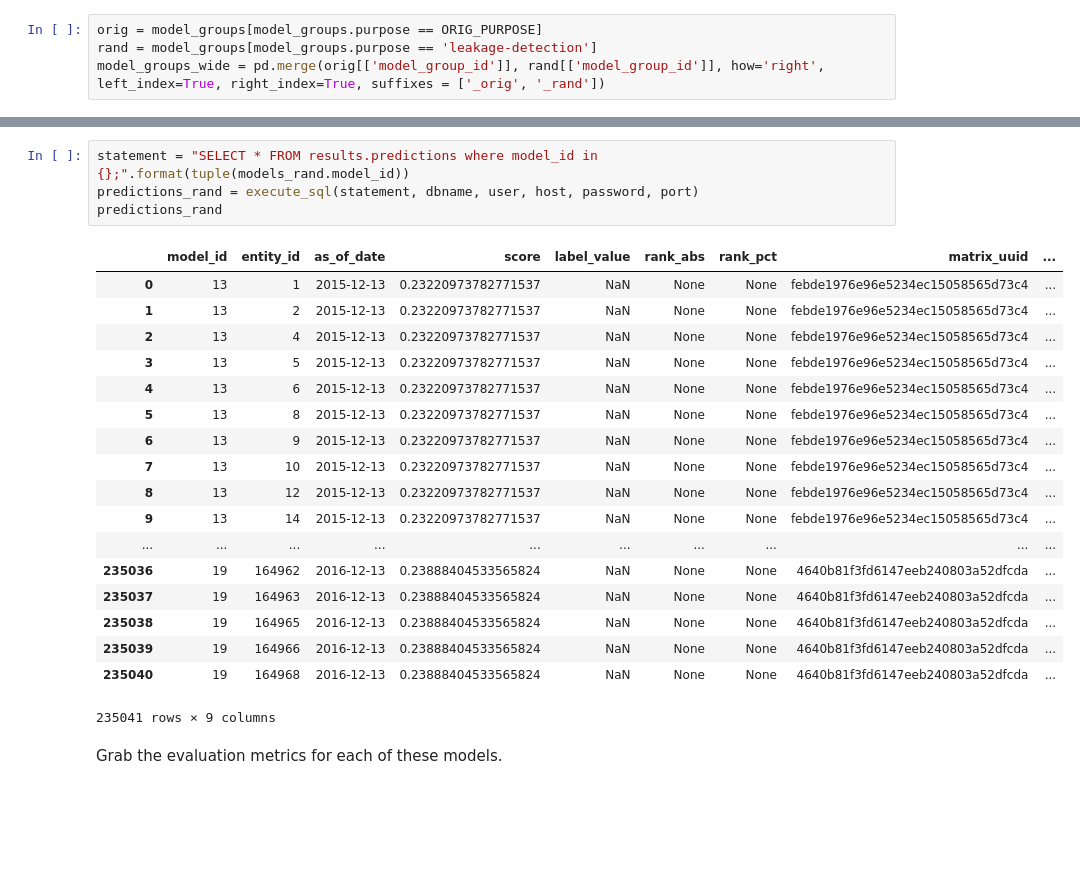
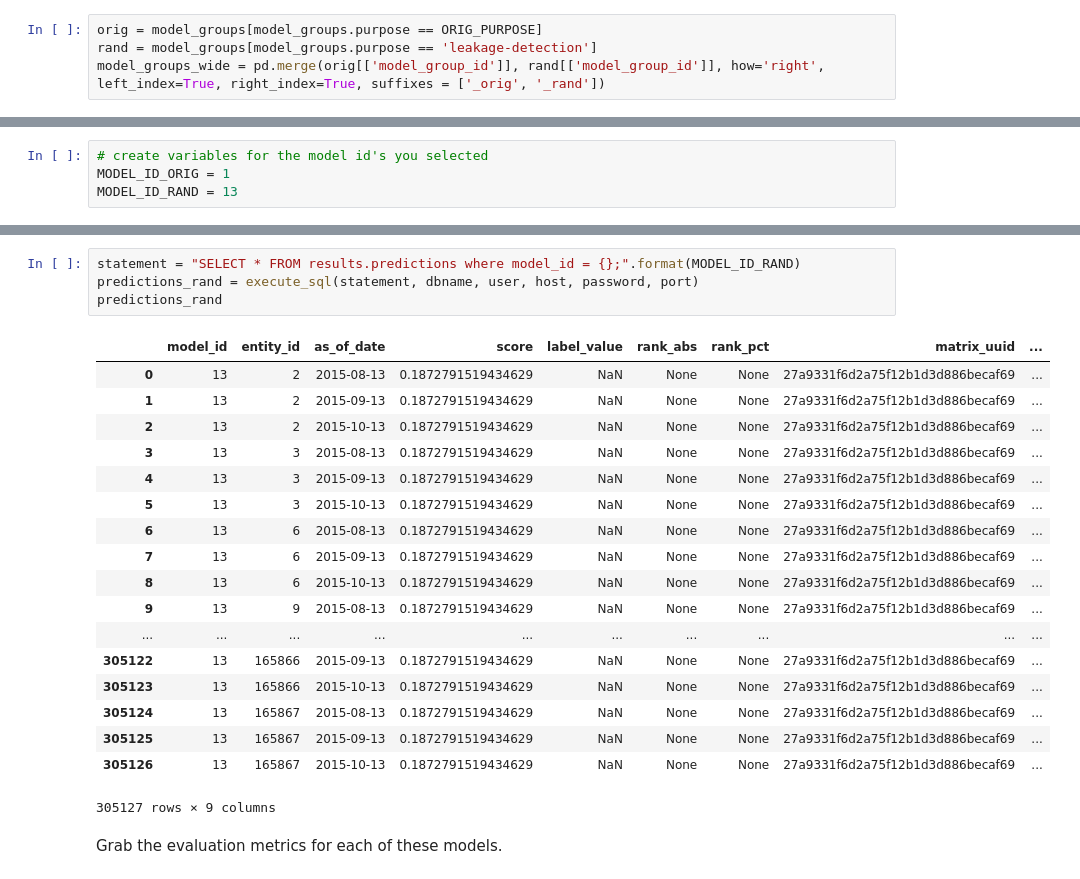
Before and after one commit to dssg/randomize_your_data, a Jupyter notebook: Dirty Duck Example.ipynb, the cells around one changed output, grey strips where cells are left out. Saved outputs shown, nothing was run; the diff lists cells and outputs as text; blank space fills up the shorter version.

```diff
--- a/Dirty Duck Example.ipynb
+++ b/Dirty Duck Example.ipynb
@@ -374 +395,5 @@ Grab the predictions made by each of these models.
+# %%
+# create variables for the model id's you selected
+MODEL_ID_ORIG = 1
+MODEL_ID_RAND = 13
 # %%
@@ -397,26 +422,26 @@ predictions_orig
 # %%
-statement = "SELECT * FROM results.predictions where model_id in {};".format(tuple(models_rand.model_id))
+statement = "SELECT * FROM results.predictions where model_id = {};".format(MODEL_ID_RAND)
 predictions_rand = execute_sql(statement, dbname, user, host, password, port)
 predictions_rand
 # %% [output]
 |  | model_id | entity_id | as_of_date | score | label_value | rank_abs | rank_pct | matrix_uuid | ... |
-| 0 | 13 | 1 | 2015-12-13 | 0.23220973782771537 | NaN | None | None | febde1976e96e5234ec15058565d73c4 | ... |
-| 1 | 13 | 2 | 2015-12-13 | 0.23220973782771537 | NaN | None | None | febde1976e96e5234ec15058565d73c4 | ... |
-| 2 | 13 | 4 | 2015-12-13 | 0.23220973782771537 | NaN | None | None | febde1976e96e5234ec15058565d73c4 | ... |
-| 3 | 13 | 5 | 2015-12-13 | 0.23220973782771537 | NaN | None | None | febde1976e96e5234ec15058565d73c4 | ... |
-| 4 | 13 | 6 | 2015-12-13 | 0.23220973782771537 | NaN | None | None | febde1976e96e5234ec15058565d73c4 | ... |
-| 5 | 13 | 8 | 2015-12-13 | 0.23220973782771537 | NaN | None | None | febde1976e96e5234ec15058565d73c4 | ... |
-| 6 | 13 | 9 | 2015-12-13 | 0.23220973782771537 | NaN | None | None | febde1976e96e5234ec15058565d73c4 | ... |
-| 7 | 13 | 10 | 2015-12-13 | 0.23220973782771537 | NaN | None | None | febde1976e96e5234ec15058565d73c4 | ... |
-| 8 | 13 | 12 | 2015-12-13 | 0.23220973782771537 | NaN | None | None | febde1976e96e5234ec15058565d73c4 | ... |
-| 9 | 13 | 14 | 2015-12-13 | 0.23220973782771537 | NaN | None | None | febde1976e96e5234ec15058565d73c4 | ... |
+| 0 | 13 | 2 | 2015-08-13 | 0.1872791519434629 | NaN | None | None | 27a9331f6d2a75f12b1d3d886becaf69 | ... |
+| 1 | 13 | 2 | 2015-09-13 | 0.1872791519434629 | NaN | None | None | 27a9331f6d2a75f12b1d3d886becaf69 | ... |
+| 2 | 13 | 2 | 2015-10-13 | 0.1872791519434629 | NaN | None | None | 27a9331f6d2a75f12b1d3d886becaf69 | ... |
+| 3 | 13 | 3 | 2015-08-13 | 0.1872791519434629 | NaN | None | None | 27a9331f6d2a75f12b1d3d886becaf69 | ... |
+| 4 | 13 | 3 | 2015-09-13 | 0.1872791519434629 | NaN | None | None | 27a9331f6d2a75f12b1d3d886becaf69 | ... |
+| 5 | 13 | 3 | 2015-10-13 | 0.1872791519434629 | NaN | None | None | 27a9331f6d2a75f12b1d3d886becaf69 | ... |
+| 6 | 13 | 6 | 2015-08-13 | 0.1872791519434629 | NaN | None | None | 27a9331f6d2a75f12b1d3d886becaf69 | ... |
+| 7 | 13 | 6 | 2015-09-13 | 0.1872791519434629 | NaN | None | None | 27a9331f6d2a75f12b1d3d886becaf69 | ... |
+| 8 | 13 | 6 | 2015-10-13 | 0.1872791519434629 | NaN | None | None | 27a9331f6d2a75f12b1d3d886becaf69 | ... |
+| 9 | 13 | 9 | 2015-08-13 | 0.1872791519434629 | NaN | None | None | 27a9331f6d2a75f12b1d3d886becaf69 | ... |
 | ... | ... | ... | ... | ... | ... | ... | ... | ... | ... |
-| 235036 | 19 | 164962 | 2016-12-13 | 0.23888404533565824 | NaN | None | None | 4640b81f3fd6147eeb240803a52dfcda | ... |
-| 235037 | 19 | 164963 | 2016-12-13 | 0.23888404533565824 | NaN | None | None | 4640b81f3fd6147eeb240803a52dfcda | ... |
-| 235038 | 19 | 164965 | 2016-12-13 | 0.23888404533565824 | NaN | None | None | 4640b81f3fd6147eeb240803a52dfcda | ... |
-| 235039 | 19 | 164966 | 2016-12-13 | 0.23888404533565824 | NaN | None | None | 4640b81f3fd6147eeb240803a52dfcda | ... |
-| 235040 | 19 | 164968 | 2016-12-13 | 0.23888404533565824 | NaN | None | None | 4640b81f3fd6147eeb240803a52dfcda | ... |
+| 305122 | 13 | 165866 | 2015-09-13 | 0.1872791519434629 | NaN | None | None | 27a9331f6d2a75f12b1d3d886becaf69 | ... |
+| 305123 | 13 | 165866 | 2015-10-13 | 0.1872791519434629 | NaN | None | None | 27a9331f6d2a75f12b1d3d886becaf69 | ... |
+| 305124 | 13 | 165867 | 2015-08-13 | 0.1872791519434629 | NaN | None | None | 27a9331f6d2a75f12b1d3d886becaf69 | ... |
+| 305125 | 13 | 165867 | 2015-09-13 | 0.1872791519434629 | NaN | None | None | 27a9331f6d2a75f12b1d3d886becaf69 | ... |
+| 305126 | 13 | 165867 | 2015-10-13 | 0.1872791519434629 | NaN | None | None | 27a9331f6d2a75f12b1d3d886becaf69 | ... |
-235041 rows × 9 columns
+305127 rows × 9 columns
 # %% [markdown]
 Grab the evaluation metrics for each of these models.
 # %%
```
Also changed, not shown: parts of 26 cells of this notebook.
